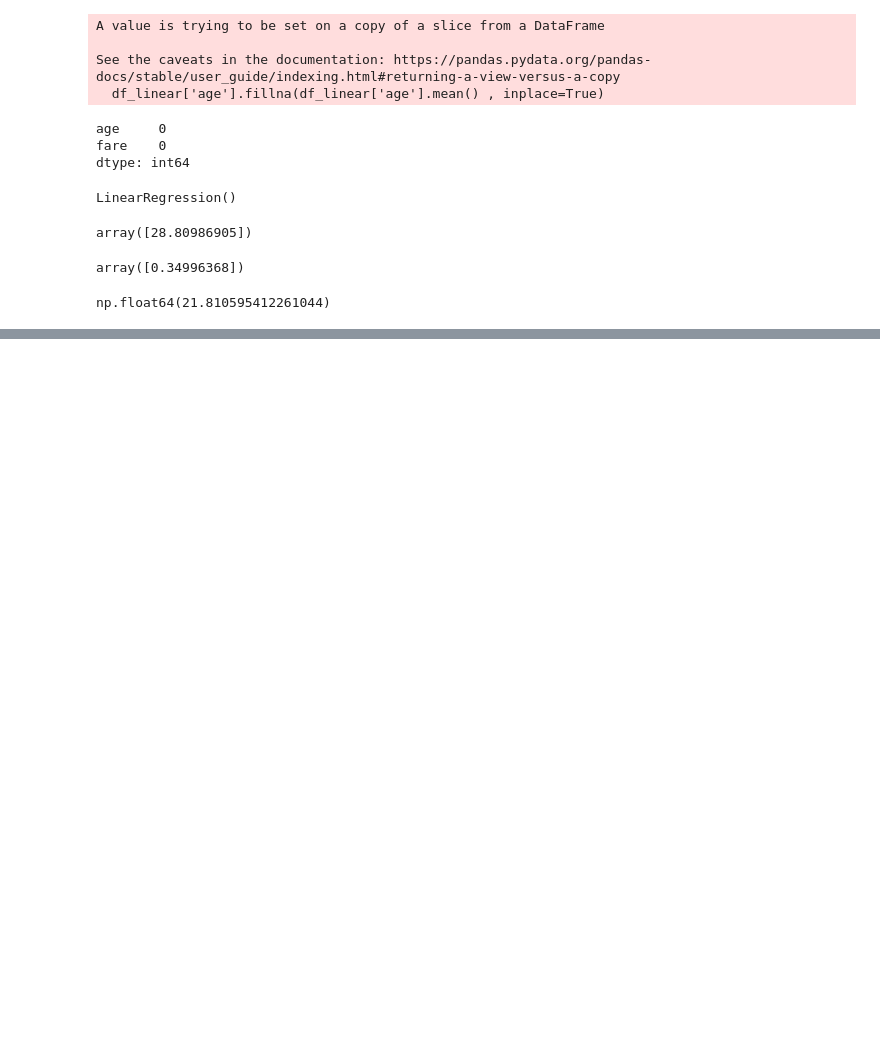
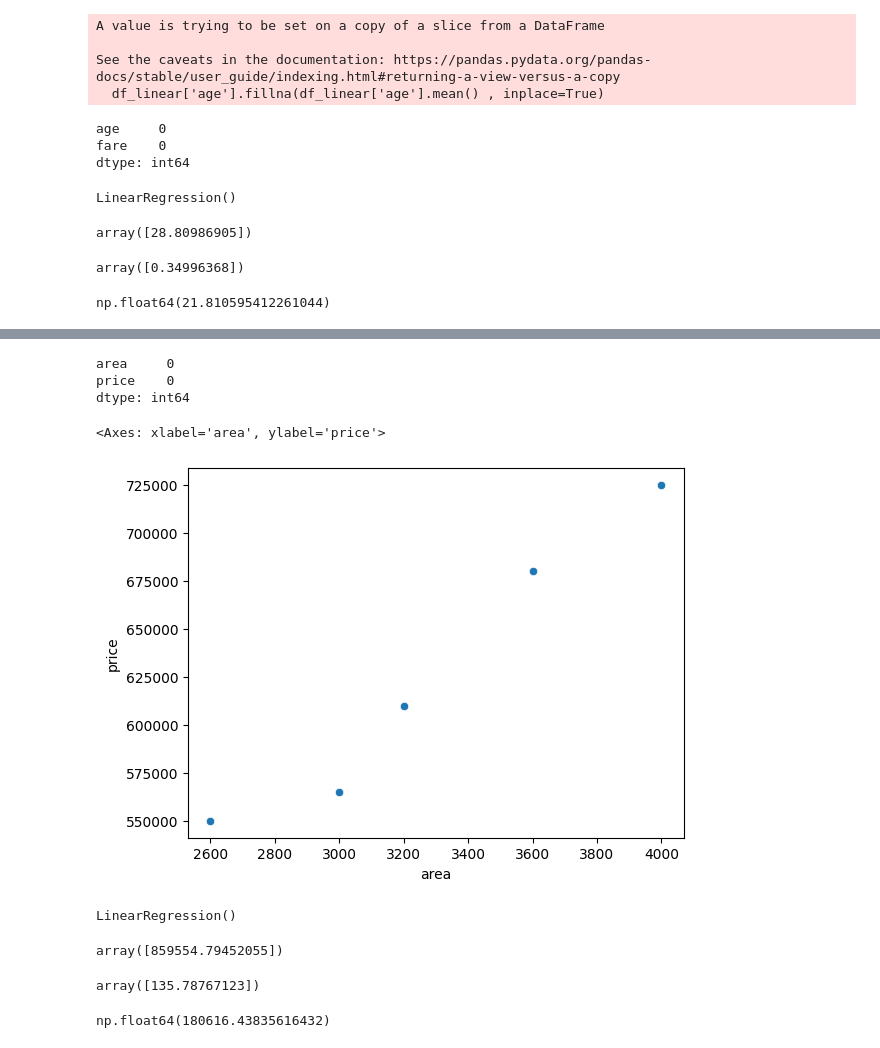
Before and after one commit to SajjadAli068/Machine-Learning, a Jupyter notebook: Area to price pridition using Linear Regression/Linear_Regression_pra.ipynb, the cells around one changed output, grey strips where cells are left out. Cells and saved outputs as stored; diff of their text form; code cells hidden in the pictures; blank space fills up the shorter version.

```diff
--- a/Area to price pridition using Linear Regression/Linear_Regression_pra.ipynb
+++ b/Area to price pridition using Linear Regression/Linear_Regression_pra.ipynb
@@ -151,0 +213,4 @@ np.float64(21.810595412261044)
+# %%
+# area prediction
+df = pd.read_csv('area_price.csv')
+df.head()
@@ -151,0 +224,11 @@ np.float64(21.810595412261044)
+# %%
+df.isnull().sum()
+# %% [output]
+area     0
+price    0
+dtype: int64
+# %%
+sns.scatterplot(df,x='area',y='price')
+# %% [output]
+<Axes: xlabel='area', ylabel='price'>
+[figure, added]
@@ -151,0 +238,19 @@ np.float64(21.810595412261044)
+# %%
+# create the model
+
+model = LinearRegression()
+model.fit(X,y)
+# %% [output]
+LinearRegression()
+# %%
+model.predict([[5000]])
+# %% [output]
+array([859554.79452055])
+# %%
+model.coef_
+# %% [output]
+array([135.78767123])
+# %%
+model.intercept_
+# %% [output]
+np.float64(180616.43835616432)
```
Also changed, not shown: parts of 17 cells of this notebook, 3 other files.
